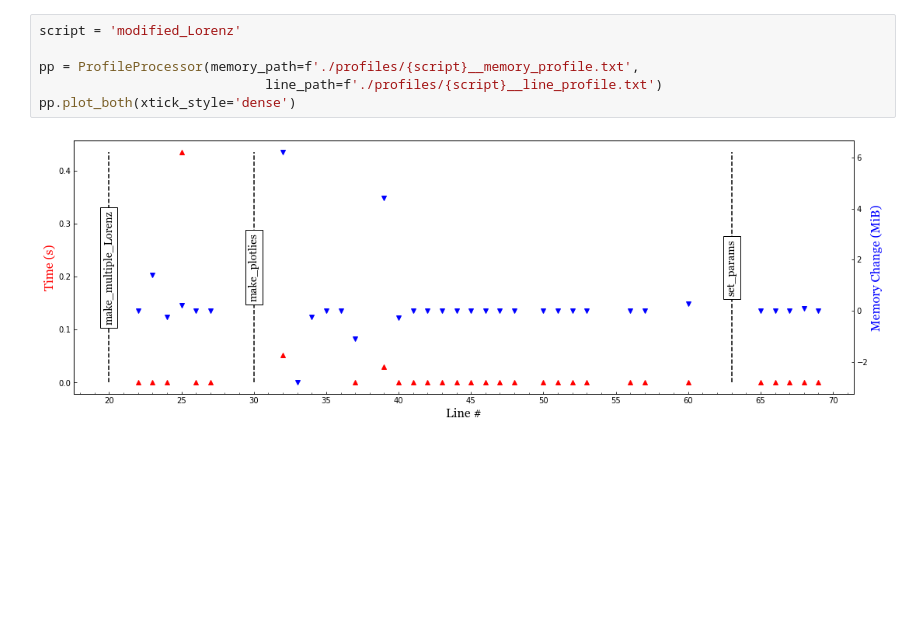
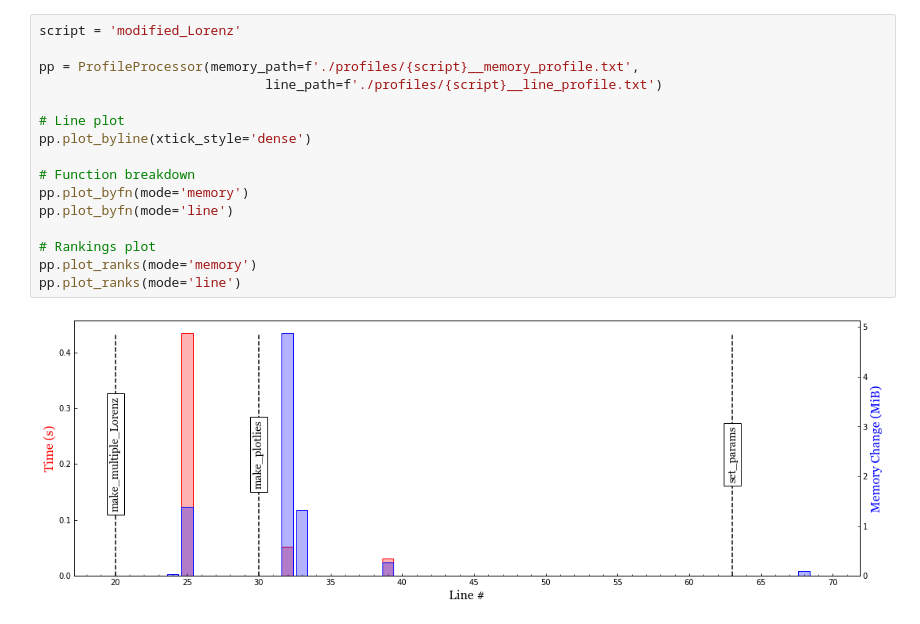
Before and after one commit to pakreinbold/Python_Profiling, a Jupyter notebook: profiling_examples.ipynb, the cells around one changed output. Drawn from its saved outputs; the diff is of its cells as text; blank space fills up the shorter version.

Commit message:
Discovered more robust line identification algorithm. Changed line plot to bar plot. Added ranking plot. Added function-grouped bar plot.

```diff
--- a/profiling_examples.ipynb
+++ b/profiling_examples.ipynb
@@ -11,8 +21,18 @@ pp.plot_both(xtick_style='dense')
 # %%
 script = 'modified_Lorenz'
 
 pp = ProfileProcessor(memory_path=f'./profiles/{script}__memory_profile.txt',
                              line_path=f'./profiles/{script}__line_profile.txt')
-pp.plot_both(xtick_style='dense')
+
+# Line plot
+pp.plot_byline(xtick_style='dense')
+
+# Function breakdown
+pp.plot_byfn(mode='memory')
+pp.plot_byfn(mode='line')
+
+# Rankings plot
+pp.plot_ranks(mode='memory')
+pp.plot_ranks(mode='line')
 # %% [output]
-[figure, old version]
+[figure, new version]
```
Also changed, not shown: parts of 2 cells of this notebook, 1 other file.
